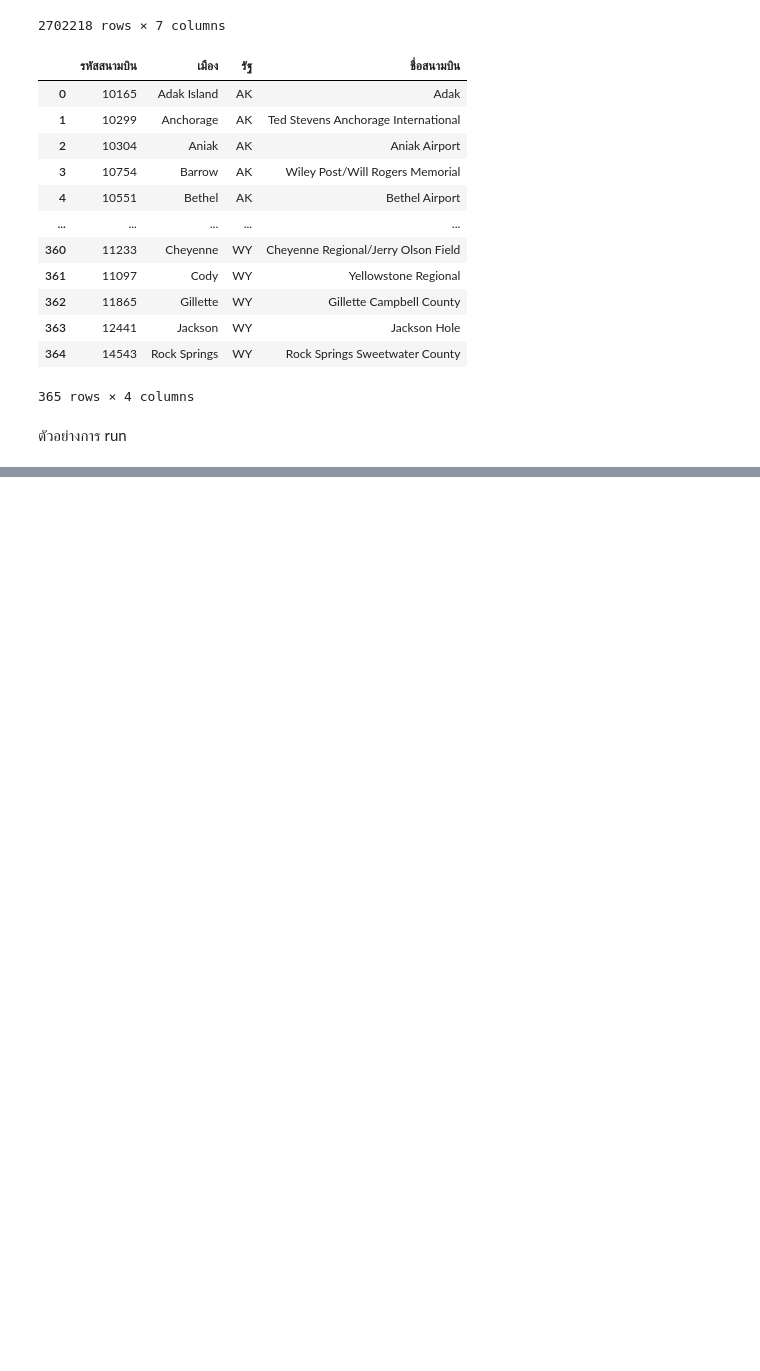
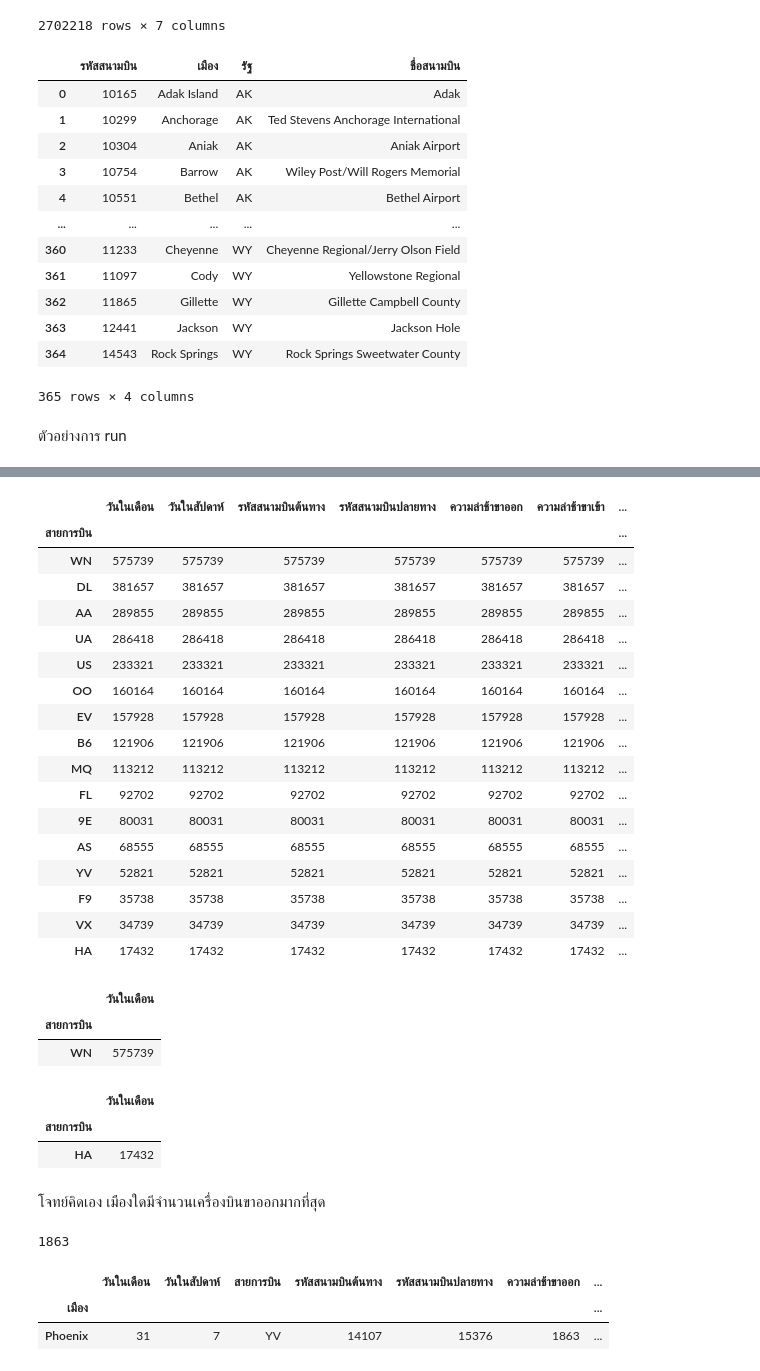
Before and after one commit to PhinyadaPhen/DWDM21, a Jupyter notebook: MiniExam.ipynb, the cells around one changed output, grey strips where cells are left out. Saved outputs shown, nothing was run; the diff lists cells and outputs as text; code cells hidden in the pictures; blank space fills up the shorter version.

```diff
--- a/MiniExam.ipynb
+++ b/MiniExam.ipynb
@@ -72,0 +137,49 @@ gen_exams('62123456-9')
+# %%
+FlightsNew = Merge_flights_airports.groupby('สายการบิน').count().sort_values(by=['วันในเดือน'],ascending=False)
+FlightsNew
+# %% [output]
+|  | วันในเดือน | วันในสัปดาห์ | รหัสสนามบินต้นทาง | รหัสสนามบินปลายทาง | ความล่าช้าขาออก | ความล่าช้าขาเข้า | ... |
+| สายการบิน |  |  |  |  |  |  | ... |
+| WN | 575739 | 575739 | 575739 | 575739 | 575739 | 575739 | ... |
+| DL | 381657 | 381657 | 381657 | 381657 | 381657 | 381657 | ... |
+| AA | 289855 | 289855 | 289855 | 289855 | 289855 | 289855 | ... |
+| UA | 286418 | 286418 | 286418 | 286418 | 286418 | 286418 | ... |
+| US | 233321 | 233321 | 233321 | 233321 | 233321 | 233321 | ... |
+| OO | 160164 | 160164 | 160164 | 160164 | 160164 | 160164 | ... |
+| EV | 157928 | 157928 | 157928 | 157928 | 157928 | 157928 | ... |
+| B6 | 121906 | 121906 | 121906 | 121906 | 121906 | 121906 | ... |
+| MQ | 113212 | 113212 | 113212 | 113212 | 113212 | 113212 | ... |
+| FL | 92702 | 92702 | 92702 | 92702 | 92702 | 92702 | ... |
+| 9E | 80031 | 80031 | 80031 | 80031 | 80031 | 80031 | ... |
+| AS | 68555 | 68555 | 68555 | 68555 | 68555 | 68555 | ... |
+| YV | 52821 | 52821 | 52821 | 52821 | 52821 | 52821 | ... |
+| F9 | 35738 | 35738 | 35738 | 35738 | 35738 | 35738 | ... |
+| VX | 34739 | 34739 | 34739 | 34739 | 34739 | 34739 | ... |
+| HA | 17432 | 17432 | 17432 | 17432 | 17432 | 17432 | ... |
+# %%
+MaxFlight = FlightsNew.iloc[:1,:1]
+MaxFlight
+# %% [output]
+|  | วันในเดือน |
+| สายการบิน |  |
+| WN | 575739 |
+# %%
+MinFlight = FlightsNew.iloc[15:,:1]
+MinFlight
+# %% [output]
+|  | วันในเดือน |
+| สายการบิน |  |
+| HA | 17432 |
+# %% [markdown]
+โจทย์คิดเอง เมืองใดมีจำนวนเครื่องบินขาออกมากที่สุด
+# %%
+Merge_flights_airports['ความล่าช้าขาออก'].max()
+# %% [output]
+1863
+# %%
+FlightsMax = Merge_flights_airports.groupby('เมือง').max().sort_values(by=['ความล่าช้าขาออก'],ascending=False)
+FlightsMax.iloc[:1,:]
+# %% [output]
+|  | วันในเดือน | วันในสัปดาห์ | สายการบิน | รหัสสนามบินต้นทาง | รหัสสนามบินปลายทาง | ความล่าช้าขาออก | ... |
+| เมือง |  |  |  |  |  |  | ... |
+| Phoenix | 31 | 7 | YV | 14107 | 15376 | 1863 | ... |
```
Also changed, not shown: parts of 9 cells of this notebook.
